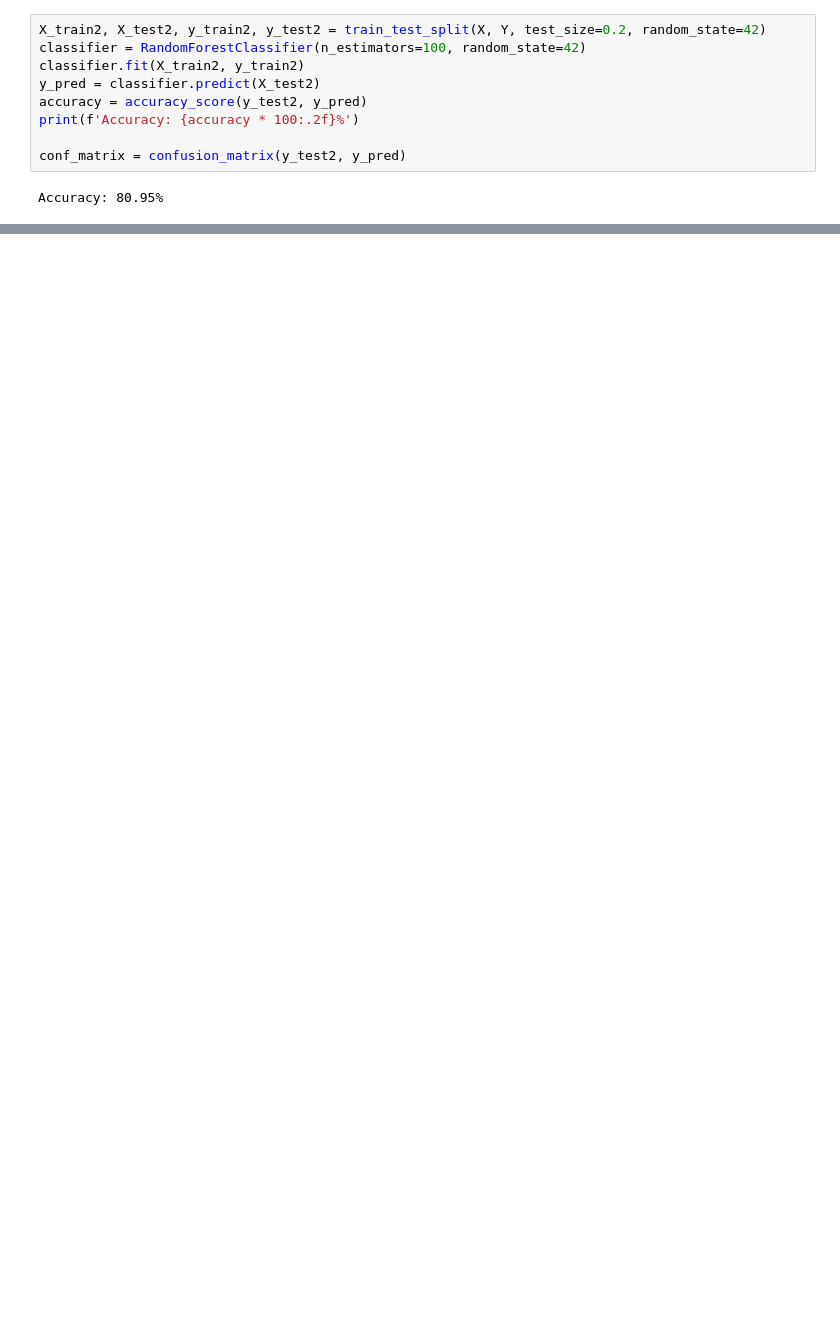
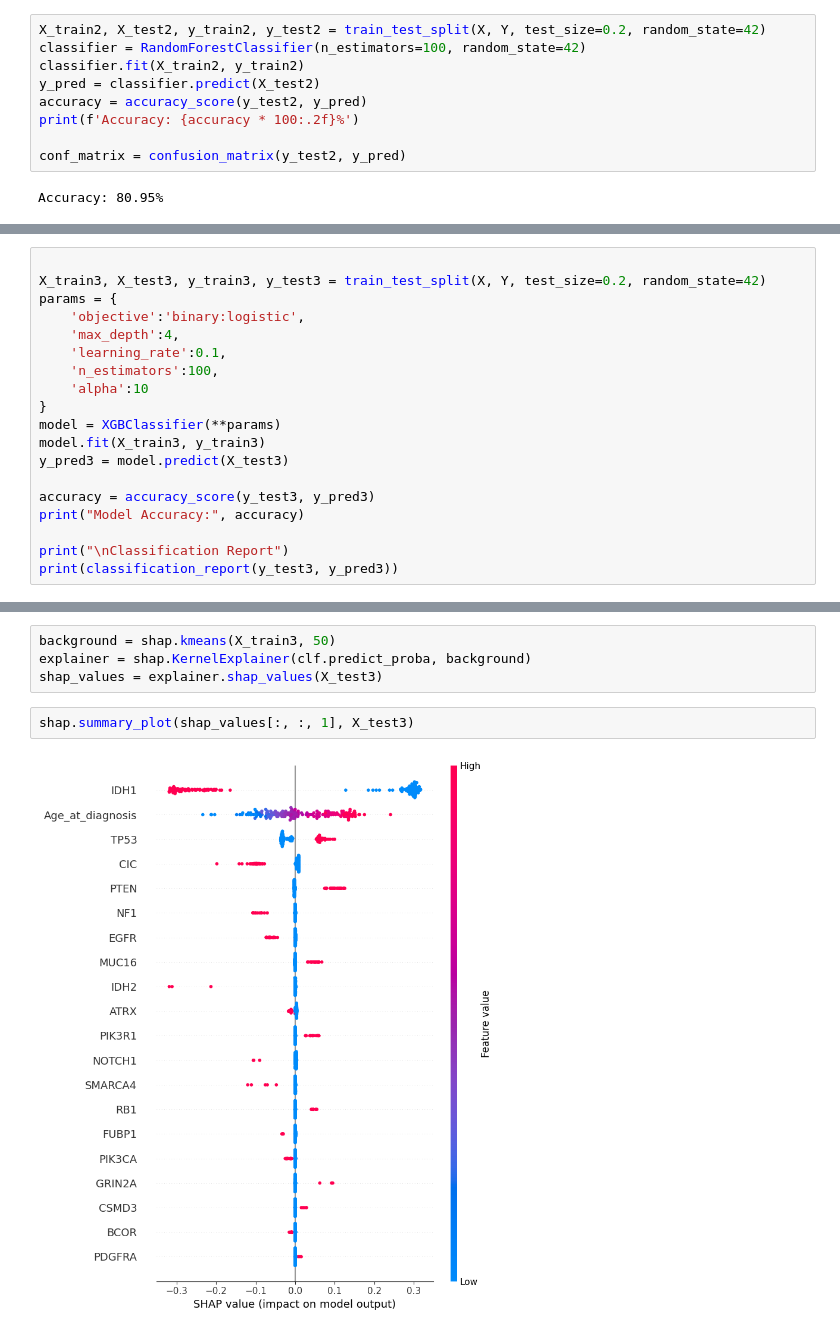
Before and after one commit to agamv25/SIT-724-Thesis, a Jupyter notebook: Notebook.ipynb, the cells around one changed output, grey strips where cells are left out. Cells and saved outputs as stored; diff of their text form; blank space fills up the shorter version.

```diff
--- a/Notebook.ipynb
+++ b/Notebook.ipynb
@@ -115,0 +117,19 @@ shap.summary_plot(shap_values[:, :, 1], X_test2)
+# %%
+
+X_train3, X_test3, y_train3, y_test3 = train_test_split(X, Y, test_size=0.2, random_state=42)
+params = {
+    'objective':'binary:logistic',
+    'max_depth':4,
+    'learning_rate':0.1,
+    'n_estimators':100,
+    'alpha':10
+}
+model = XGBClassifier(**params)
+model.fit(X_train3, y_train3)
+y_pred3 = model.predict(X_test3)
+
+accuracy = accuracy_score(y_test3, y_pred3)
+print("Model Accuracy:", accuracy)
+
+print("\nClassification Report")
+print(classification_report(y_test3, y_pred3))
@@ -115,0 +148,8 @@ shap.summary_plot(shap_values[:, :, 1], X_test2)
+# %%
+background = shap.kmeans(X_train3, 50)
+explainer = shap.KernelExplainer(clf.predict_proba, background)
+shap_values = explainer.shap_values(X_test3)
+# %%
+shap.summary_plot(shap_values[:, :, 1], X_test3)
+# %% [output]
+[figure, added]
```
Also changed, not shown: parts of 5 cells of this notebook.
